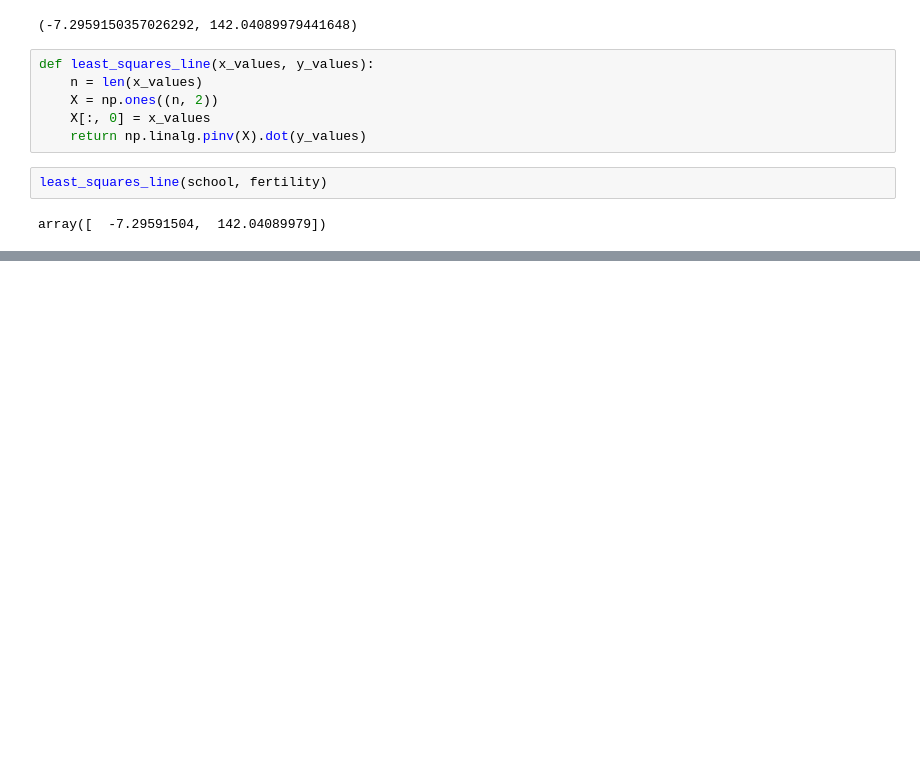
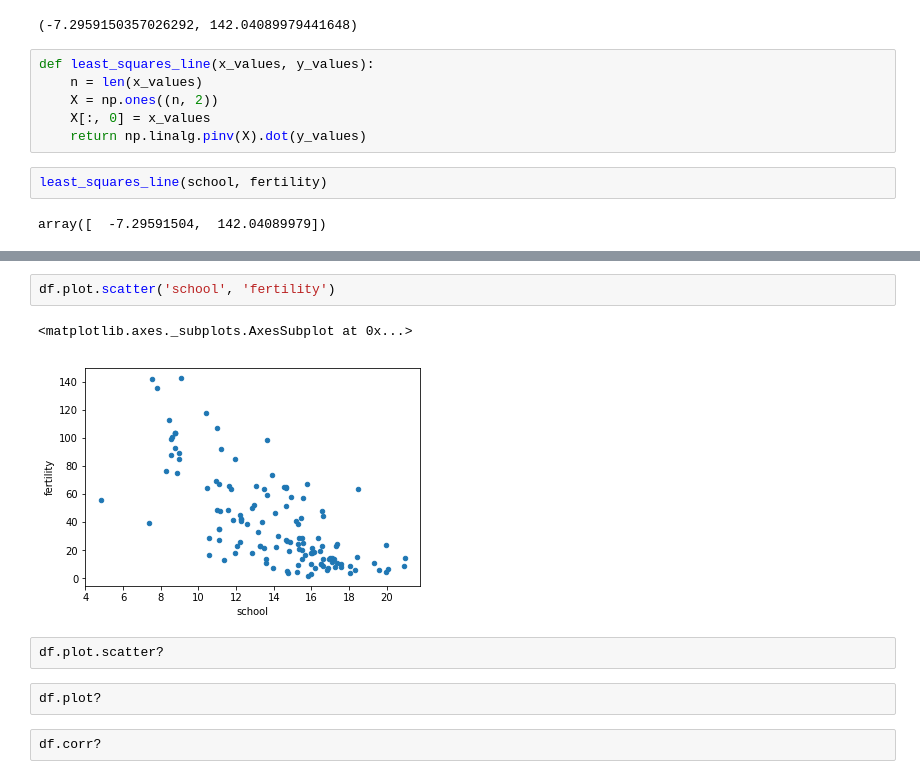
Before and after one commit to matthew-brett/les-pilot, a Jupyter notebook: on_correlation.ipynb, the cells around one changed output, grey strips where cells are left out. Cells and saved outputs as stored; diff of their text form; blank space fills up the shorter version.

```diff
--- a/on_correlation.ipynb
+++ b/on_correlation.ipynb
@@ -301,0 +311,11 @@ array([  -7.29591504,  142.04089979])
+# %%
+df.plot.scatter('school', 'fertility')
+# %% [output]
+<matplotlib.axes._subplots.AxesSubplot at 0x...>
+[figure, added]
+# %%
+df.plot.scatter?
+# %%
+df.plot?
+# %%
+df.corr?
```
Also changed, not shown: parts of 9 cells of this notebook, 2 other files.
